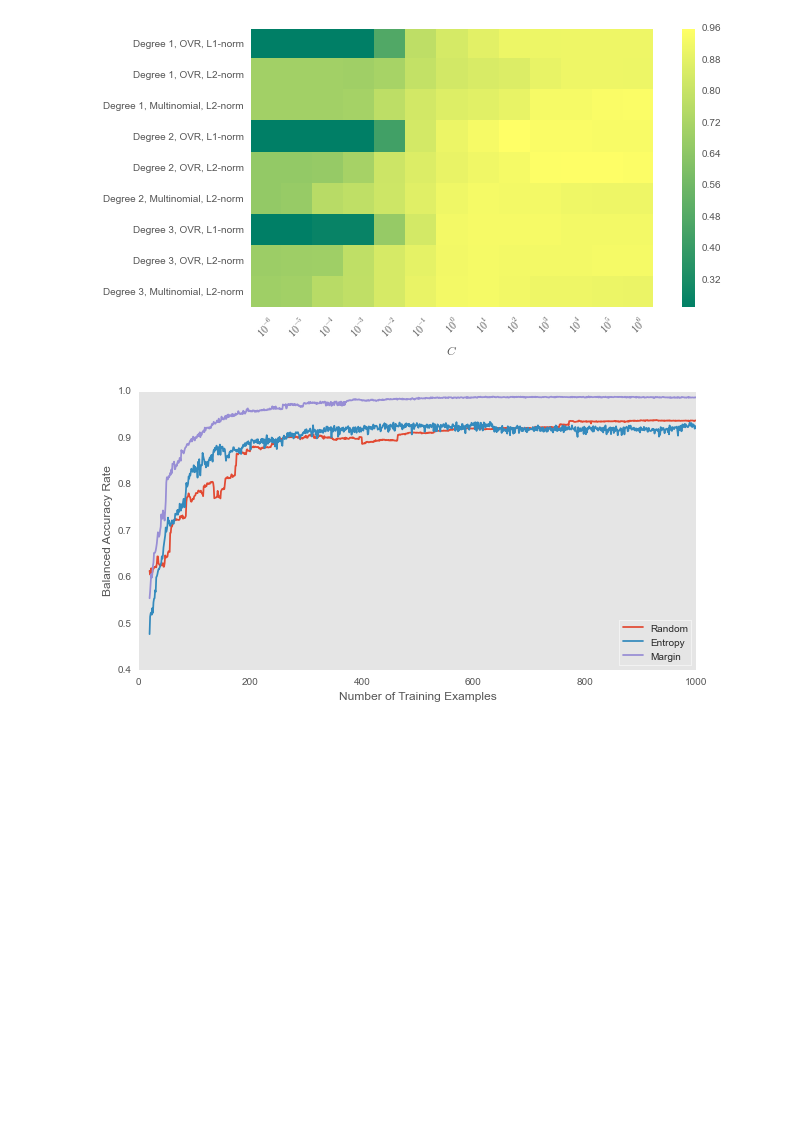
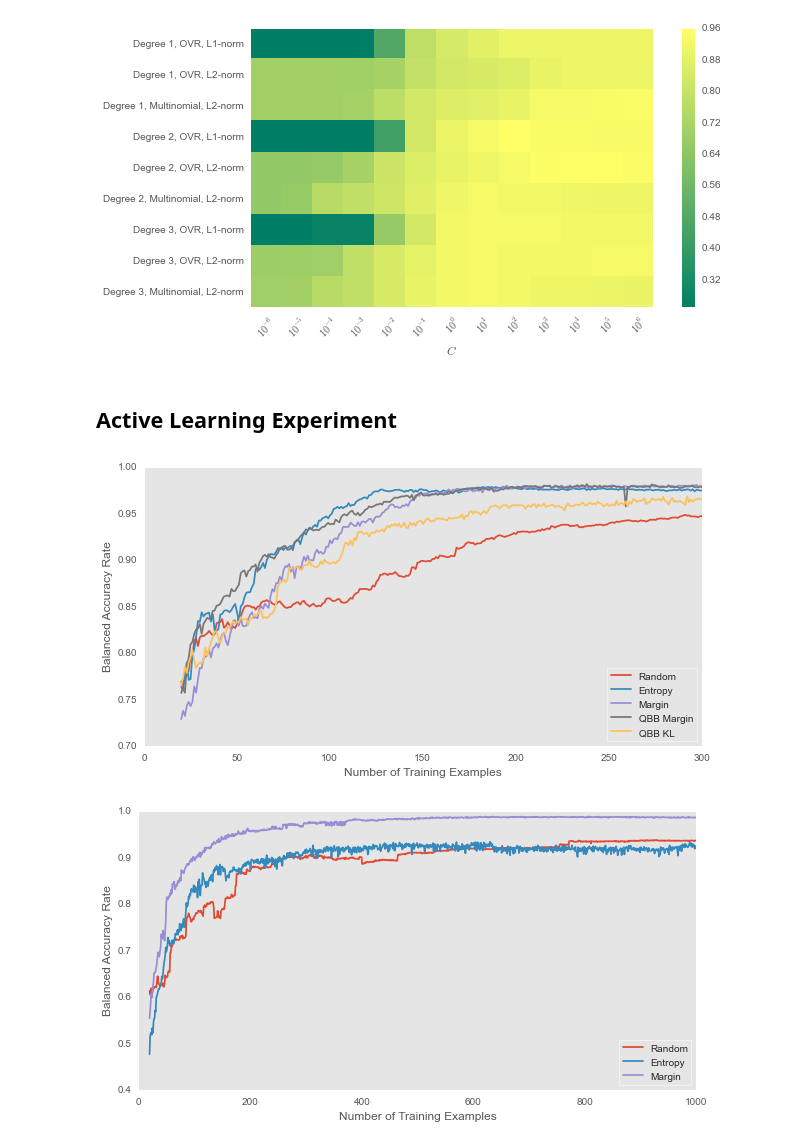
Before and after one commit to chengsoonong/mclass-sky, a Jupyter notebook: projects/alasdair/notebooks/07_vstatlas.ipynb, the cells around one changed output. Drawn from its saved outputs; the diff is of its cells as text; code cells hidden in the pictures; blank space fills up the shorter version.

```diff
--- a/projects/alasdair/notebooks/07_vstatlas.ipynb
+++ b/projects/alasdair/notebooks/07_vstatlas.ipynb
@@ -139 +129,3 @@ kfold = KFold(n=len(y), n_folds=5, shuffle=False, random_state=13)
+# %% [markdown]
+## Active Learning Experiment
 # %%
@@ -161,6 +157,21 @@ for heuristic, pickle_path in zip(heuristics, pickle_paths):
 # %%
-pickle_paths = ['pickle/07_vstatlas/default_random.pickle',
-                'pickle/07_vstatlas/default_entropy.pickle',
-                'pickle/07_vstatlas/default_margin.pickle',]
-curve_labels = ['Random', 'Entropy', 'Margin']
+pickle_paths = ['../pickle/07_vstatlas/active_random.pickle',
+                '../pickle/07_vstatlas/active_entropy.pickle',
+                '../pickle/07_vstatlas/active_margin.pickle',
+                '../pickle/07_vstatlas/active_qbb_margin.pickle',
+                '../pickle/07_vstatlas/active_qbb_kl.pickle']
+
+curve_labels = ['Random', 'Entropy', 'Margin', 'QBB Margin', 'QBB KL']
+
+heuristics = [random_h, entropy_h, margin_h, qbb_margin_h, qbb_kl_h]
+
+if not results_exist(pickle_paths):
+    run_active_learning_expt(heuristics, pickle_paths)
+
+all_learning_curves = load_results(pickle_paths)
+# %%
+fig = plt.figure(figsize=(10, 5))
+ax = plot_average_learning_curve(np.arange(20, 301), all_learning_curves, curve_labels)
+# %% [output]
+[figure, added]
 # %%
```
Also changed, not shown: parts of 8 cells of this notebook, 20 other files.
